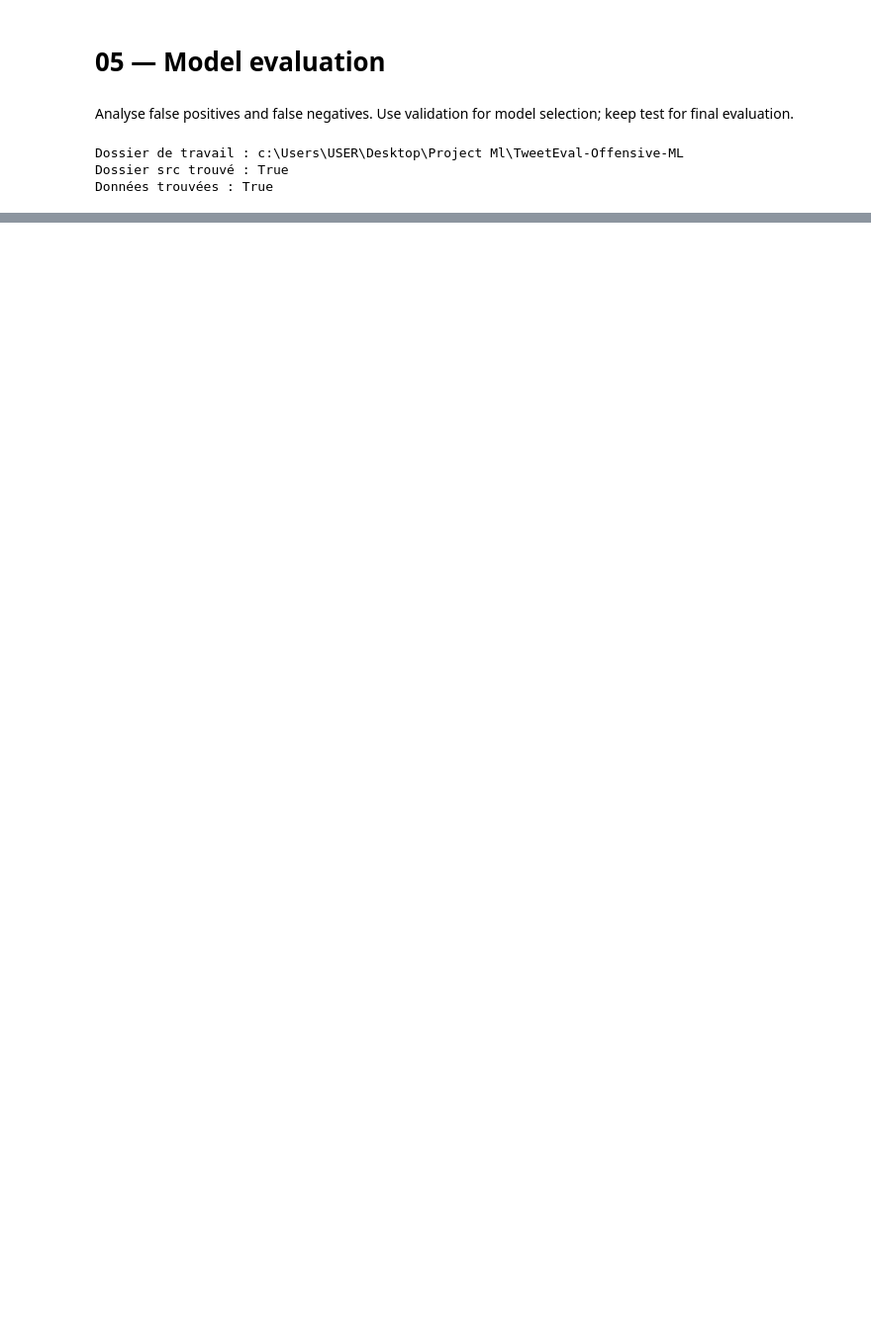
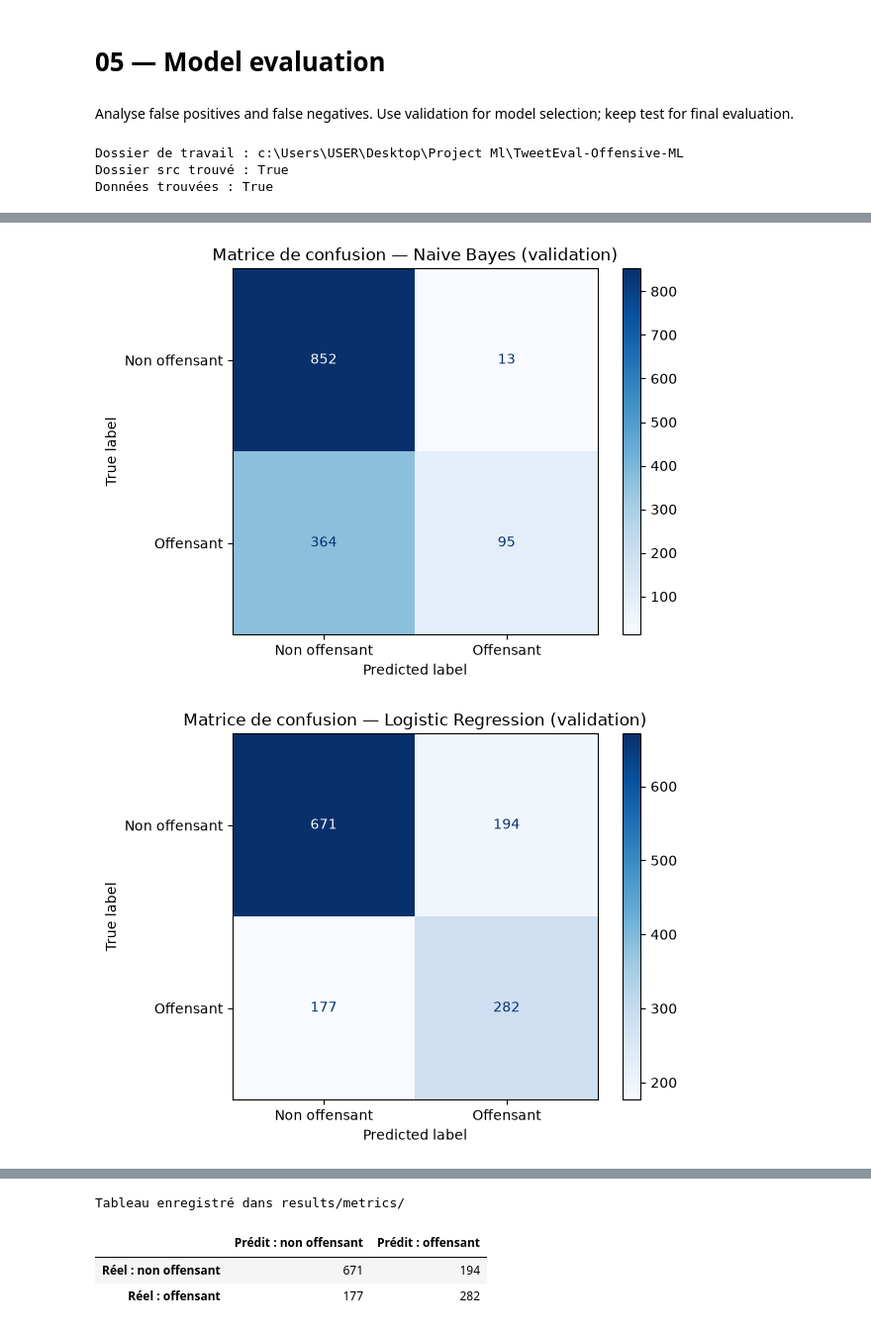
Before and after one commit to baliemna2222-dev/TweetEval-Offensive-ML, a Jupyter notebook: notebooks/05_model_evaluation.ipynb, the cells around one changed output, grey strips where cells are left out. Shown at 99% size. Cells and saved outputs as stored; diff of their text form; code cells hidden in the pictures; blank space fills up the shorter version.

Commit message:
Complete model evaluation notebook

```diff
--- a/notebooks/05_model_evaluation.ipynb
+++ b/notebooks/05_model_evaluation.ipynb
@@ -54,0 +78,28 @@ NameError: name 'load_dataset' is not defined
+# %%
+resultats = []
+modeles_entraines = {}
+predictions_validation = {}
+
+for nom, classifieur in modeles.items():
+    print(f"Entraînement : {nom}...")
+
+    # La pipeline apprend TF-IDF uniquement sur les données train
+    modele = make_pipeline(classifieur)
+    modele.fit(X_train, y_train)
+
+    # Prédictions sur la validation
+    y_pred = modele.predict(X_val)
+
+    # Calculer les scores
+    scores = calculate_metrics(y_val, y_pred)
+    resultats.append({"modele": nom, **scores})
+
+    # Conserver les modèles et prédictions pour la suite
+    modeles_entraines[nom] = modele
+    predictions_validation[nom] = y_pred
+
+tableau = pd.DataFrame(resultats)
+tableau = tableau.sort_values("f1", ascending=False).reset_index(drop=True)
+
+print("Comparaison sur le jeu de validation :")
+display(tableau.round(3))
@@ -54,0 +119,15 @@ NameError: name 'load_dataset' is not defined
+# %%
+for nom, y_pred in predictions_validation.items():
+    matrice = get_confusion_matrix(y_val, y_pred)
+
+    affichage = ConfusionMatrixDisplay(
+        confusion_matrix=matrice,
+        display_labels=["Non offensant", "Offensant"]
+    )
+
+    affichage.plot(cmap="Blues", values_format="d")
+    plt.title(f"Matrice de confusion — {nom} (validation)")
+    plt.show()
+# %% [output]
+[figure, added]
+[figure, added]
@@ -54,0 +137,29 @@ NameError: name 'load_dataset' is not defined
+# %%
+from pathlib import Path
+
+dossier_resultats = Path("results/metrics")
+dossier_resultats.mkdir(parents=True, exist_ok=True)
+
+tableau.to_csv(
+    dossier_resultats / "validation_model_comparison.csv",
+    index=False
+)
+
+print("Tableau enregistré dans results/metrics/")
+# %% [output]
+Tableau enregistré dans results/metrics/
+# %%
+matrice_lr = get_confusion_matrix(
+    y_val,
+    predictions_validation["Logistic Regression"]
+)
+
+display(pd.DataFrame(
+    matrice_lr,
+    index=["Réel : non offensant", "Réel : offensant"],
+    columns=["Prédit : non offensant", "Prédit : offensant"]
+))
+# %% [output]
+|  | Prédit : non offensant | Prédit : offensant |
+| Réel : non offensant | 671 | 194 |
+| Réel : offensant | 177 | 282 |
```
Also changed, not shown: parts of 7 cells of this notebook.
